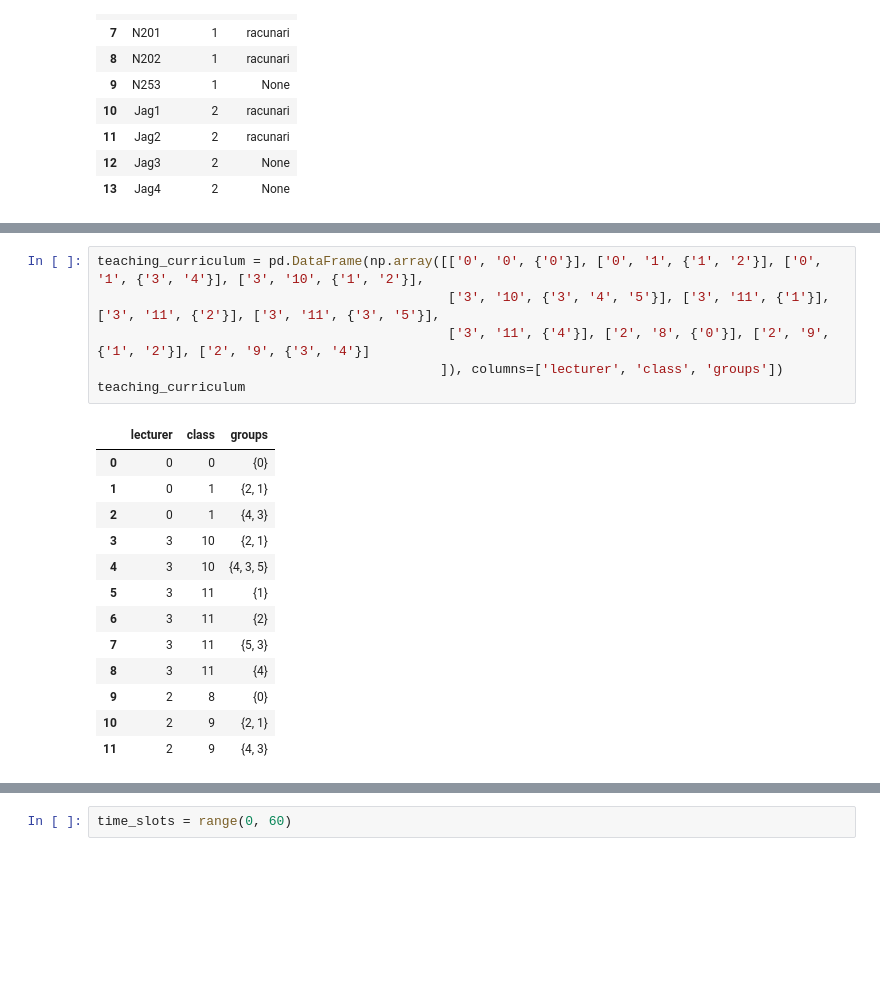
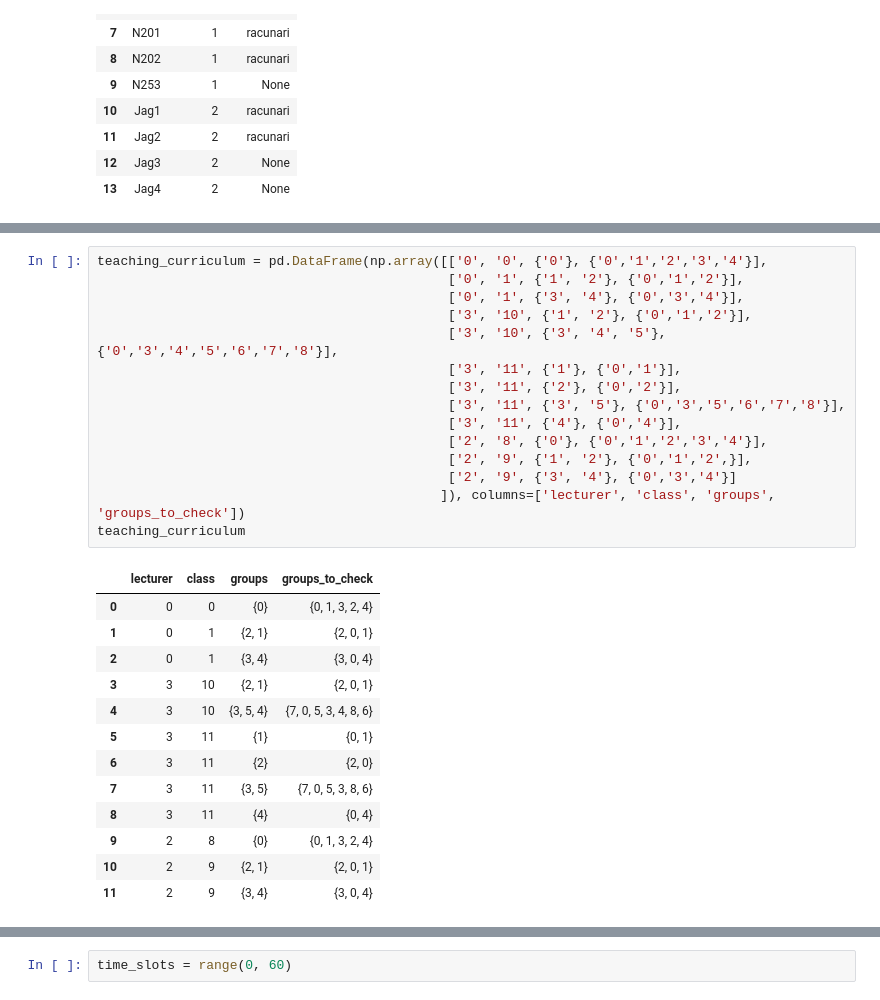
Before and after one commit to PetarZecevic97/automatic-timetable-generation, a Jupyter notebook: timetable_algorithm.ipynb, the cells around one changed output, grey strips where cells are left out. Saved outputs shown, nothing was run; the diff lists cells and outputs as text; blank space fills up the shorter version.

```diff
--- a/timetable_algorithm.ipynb
+++ b/timetable_algorithm.ipynb
@@ -108,23 +122,32 @@ rooms
 # %%
-teaching_curriculum = pd.DataFrame(np.array([['0', '0', {'0'}], ['0', '1', {'1', '2'}], ['0', '1', {'3', '4'}], ['3', '10', {'1', '2'}],
-                                             ['3', '10', {'3', '4', '5'}], ['3', '11', {'1'}], ['3', '11', {'2'}], ['3', '11', {'3', '5'}],
-                                             ['3', '11', {'4'}], ['2', '8', {'0'}], ['2', '9', {'1', '2'}], ['2', '9', {'3', '4'}]
-                                            ]), columns=['lecturer', 'class', 'groups'])
+teaching_curriculum = pd.DataFrame(np.array([['0', '0', {'0'}, {'0','1','2','3','4'}],
+                                             ['0', '1', {'1', '2'}, {'0','1','2'}],
+                                             ['0', '1', {'3', '4'}, {'0','3','4'}],
+                                             ['3', '10', {'1', '2'}, {'0','1','2'}],
+                                             ['3', '10', {'3', '4', '5'}, {'0','3','4','5','6','7','8'}],
+                                             ['3', '11', {'1'}, {'0','1'}],
+                                             ['3', '11', {'2'}, {'0','2'}],
+                                             ['3', '11', {'3', '5'}, {'0','3','5','6','7','8'}],
+                                             ['3', '11', {'4'}, {'0','4'}],
+                                             ['2', '8', {'0'}, {'0','1','2','3','4'}],
+                                             ['2', '9', {'1', '2'}, {'0','1','2',}],
+                                             ['2', '9', {'3', '4'}, {'0','3','4'}]
+                                            ]), columns=['lecturer', 'class', 'groups', 'groups_to_check'])
 teaching_curriculum
 # %% [output]
-|  | lecturer | class | groups |
-| 0 | 0 | 0 | {0} |
-| 1 | 0 | 1 | {2, 1} |
-| 2 | 0 | 1 | {4, 3} |
-| 3 | 3 | 10 | {2, 1} |
-| 4 | 3 | 10 | {4, 3, 5} |
-| 5 | 3 | 11 | {1} |
-| 6 | 3 | 11 | {2} |
-| 7 | 3 | 11 | {5, 3} |
-| 8 | 3 | 11 | {4} |
-| 9 | 2 | 8 | {0} |
-| 10 | 2 | 9 | {2, 1} |
-| 11 | 2 | 9 | {4, 3} |
+|  | lecturer | class | groups | groups_to_check |
+| 0 | 0 | 0 | {0} | {0, 1, 3, 2, 4} |
+| 1 | 0 | 1 | {2, 1} | {2, 0, 1} |
+| 2 | 0 | 1 | {3, 4} | {3, 0, 4} |
+| 3 | 3 | 10 | {2, 1} | {2, 0, 1} |
+| 4 | 3 | 10 | {3, 5, 4} | {7, 0, 5, 3, 4, 8, 6} |
+| 5 | 3 | 11 | {1} | {0, 1} |
+| 6 | 3 | 11 | {2} | {2, 0} |
+| 7 | 3 | 11 | {3, 5} | {7, 0, 5, 3, 8, 6} |
+| 8 | 3 | 11 | {4} | {0, 4} |
+| 9 | 2 | 8 | {0} | {0, 1, 3, 2, 4} |
+| 10 | 2 | 9 | {2, 1} | {2, 0, 1} |
+| 11 | 2 | 9 | {3, 4} | {3, 0, 4} |
 # %%
 teaching_curriculum_copy = teaching_curriculum.copy()
 teaching_curriculum_copy['lecturer'] = lecturers.iloc[teaching_curriculum_copy['lecturer'].tolist()].name.tolist()
```
Also changed, not shown: parts of 73 cells of this notebook.
